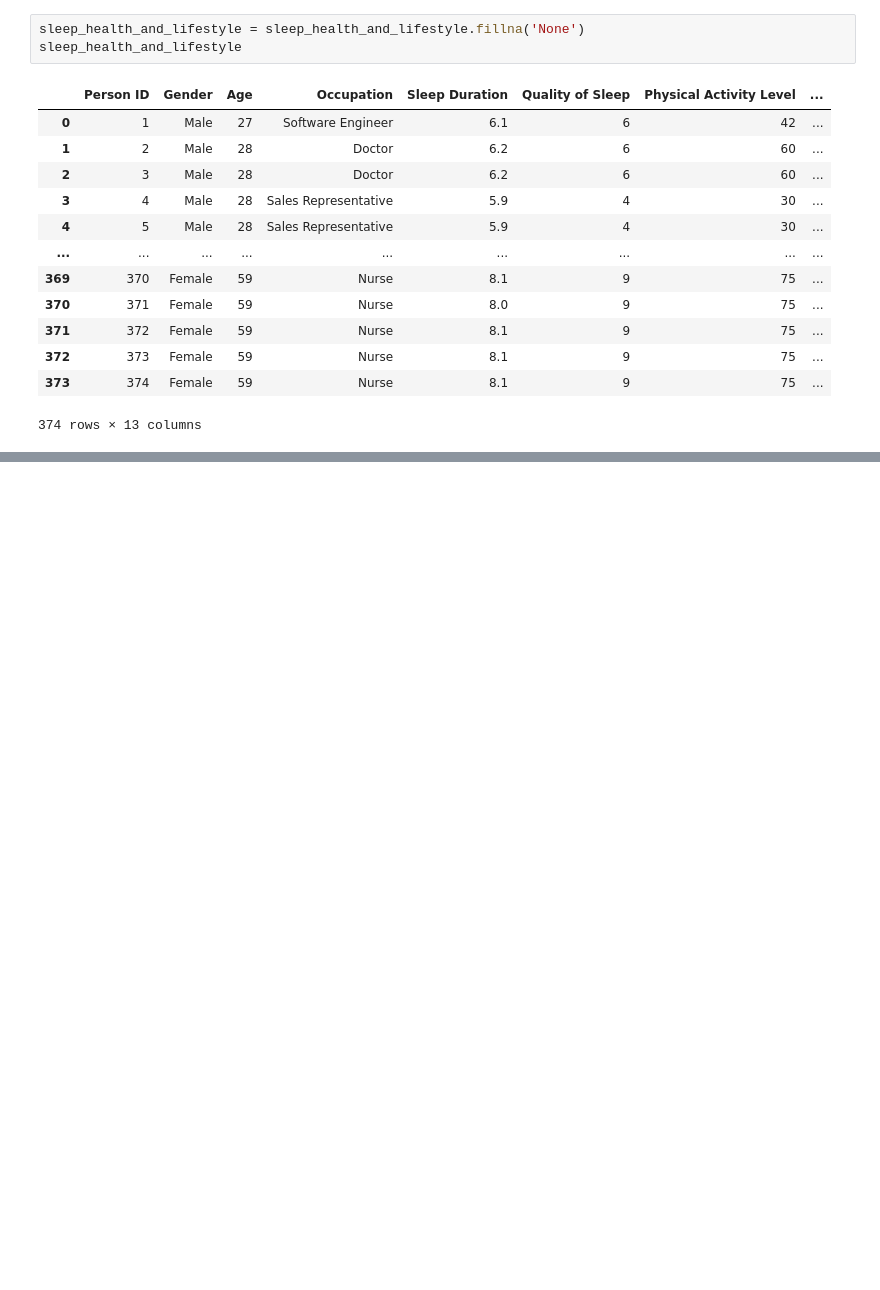
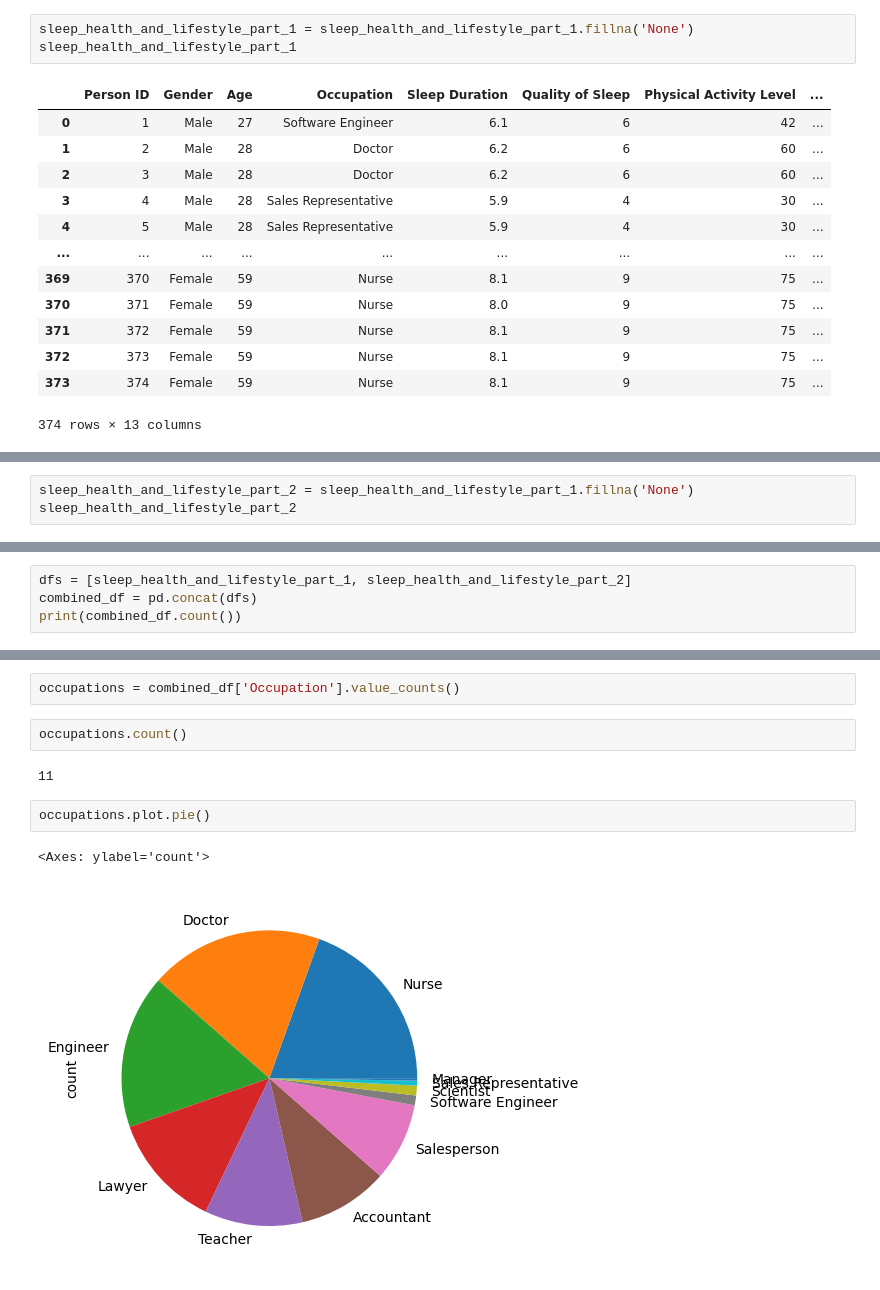
Before and after one commit to bthomasw/project1, a Jupyter notebook: Sleep_Analysis2.ipynb, the cells around one changed output, grey strips where cells are left out. Cells and saved outputs as stored; diff of their text form; blank space fills up the shorter version.

Commit message:
made changes to Sleep_Analysis2

```diff
--- a/Sleep_Analysis2.ipynb
+++ b/Sleep_Analysis2.ipynb
@@ -23,8 +23,8 @@ sleep_health_and_lifestyle
 # %%
 #sleep_health_and_lifestyle.count()
 # %%
-sleep_health_and_lifestyle = sleep_health_and_lifestyle.fillna('None')
-sleep_health_and_lifestyle
+sleep_health_and_lifestyle_part_1 = sleep_health_and_lifestyle_part_1.fillna('None')
+sleep_health_and_lifestyle_part_1
 # %% [output]
 |  | Person ID | Gender | Age | Occupation | Sleep Duration | Quality of Sleep | Physical Activity Level | ... |
 | 0 | 1 | Male | 27 | Software Engineer | 6.1 | 6 | 42 | ... |
@@ -57,0 +78,3 @@ dtype: int64
+# %%
+sleep_health_and_lifestyle_part_2 = sleep_health_and_lifestyle_part_1.fillna('None')
+sleep_health_and_lifestyle_part_2
@@ -57,0 +95,4 @@ dtype: int64
+# %%
+dfs = [sleep_health_and_lifestyle_part_1, sleep_health_and_lifestyle_part_2]
+combined_df = pd.concat(dfs)
+print(combined_df.count())
@@ -57,0 +132,11 @@ dtype: int64
+# %%
+occupations = combined_df['Occupation'].value_counts()
+# %%
+occupations.count()
+# %% [output]
+11
+# %%
+occupations.plot.pie()
+# %% [output]
+<Axes: ylabel='count'>
+[figure, added]
```
Also changed, not shown: parts of 25 cells of this notebook, 4 other files.
